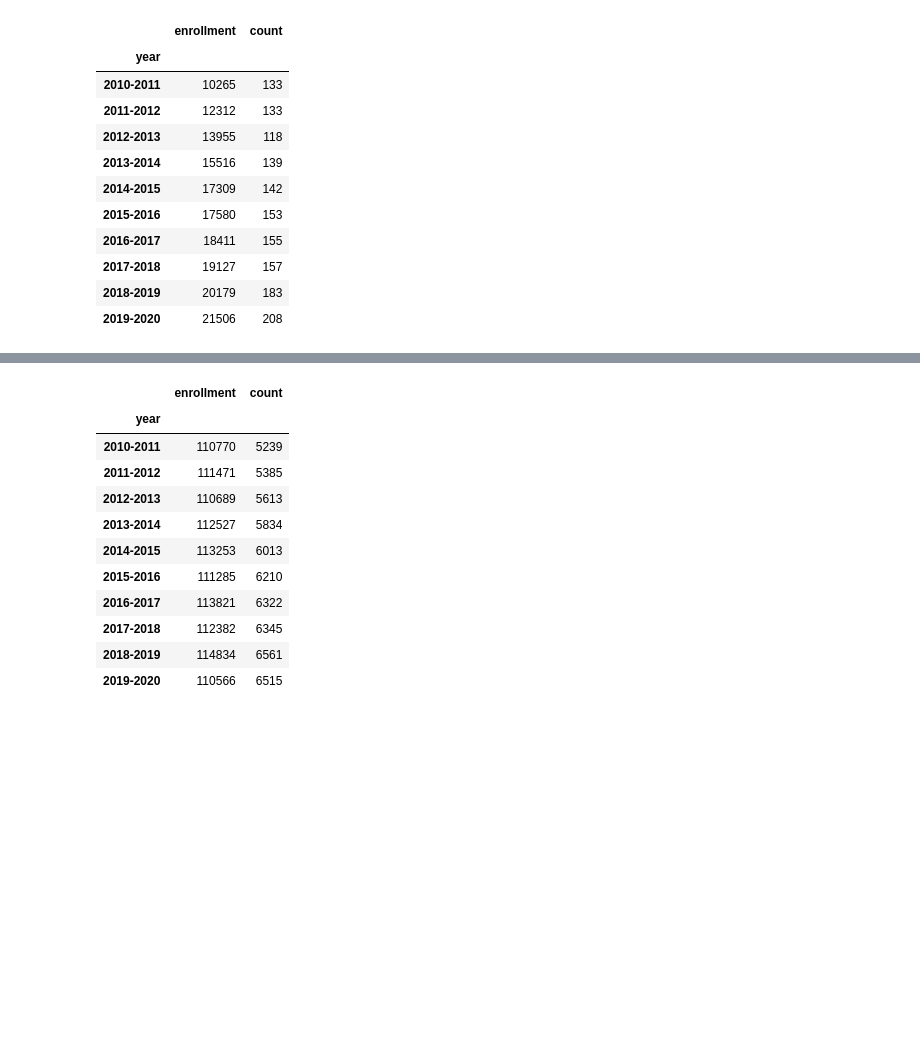
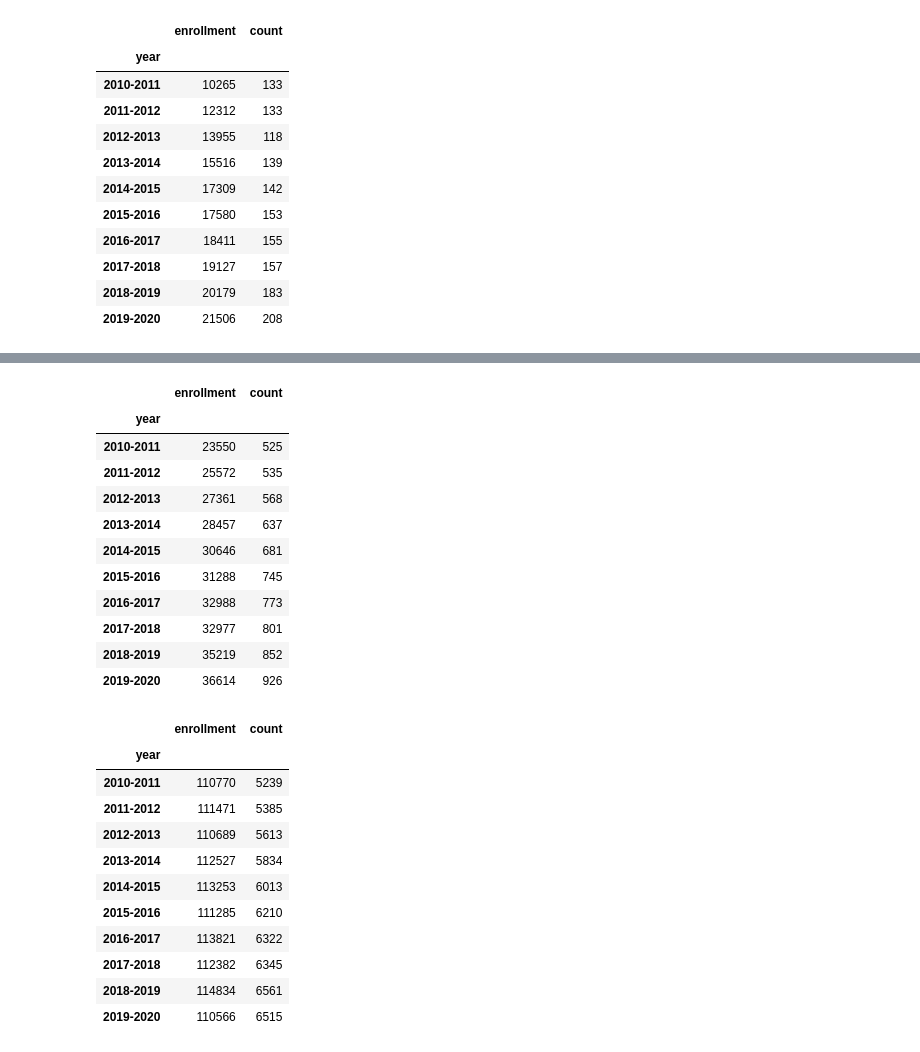
Before and after one commit to TheStanfordDaily/StanfordDaily-DataViz, a Jupyter notebook: projects/2021-01-explore-courses/explorecourses_eda.ipynb, the cells around one changed output, grey strips where cells are left out. Cells and saved outputs as stored; diff of their text form; code cells hidden in the pictures; blank space fills up the shorter version.

```diff
--- a/projects/2021-01-explore-courses/explorecourses_eda.ipynb
+++ b/projects/2021-01-explore-courses/explorecourses_eda.ipynb
@@ -487,3 +487,18 @@ plt.plot()
+# %%
+df_tech
+# %% [output]
+|  | enrollment | count |
+| year |  |  |
+| 2010-2011 | 23550 | 525 |
+| 2011-2012 | 25572 | 535 |
+| 2012-2013 | 27361 | 568 |
+| 2013-2014 | 28457 | 637 |
+| 2014-2015 | 30646 | 681 |
+| 2015-2016 | 31288 | 745 |
+| 2016-2017 | 32988 | 773 |
+| 2017-2018 | 32977 | 801 |
+| 2018-2019 | 35219 | 852 |
+| 2019-2020 | 36614 | 926 |
 # %%
 df_not_tech
 # %% [output]
```
Also changed, not shown: parts of 10 cells of this notebook, 3 other files.
